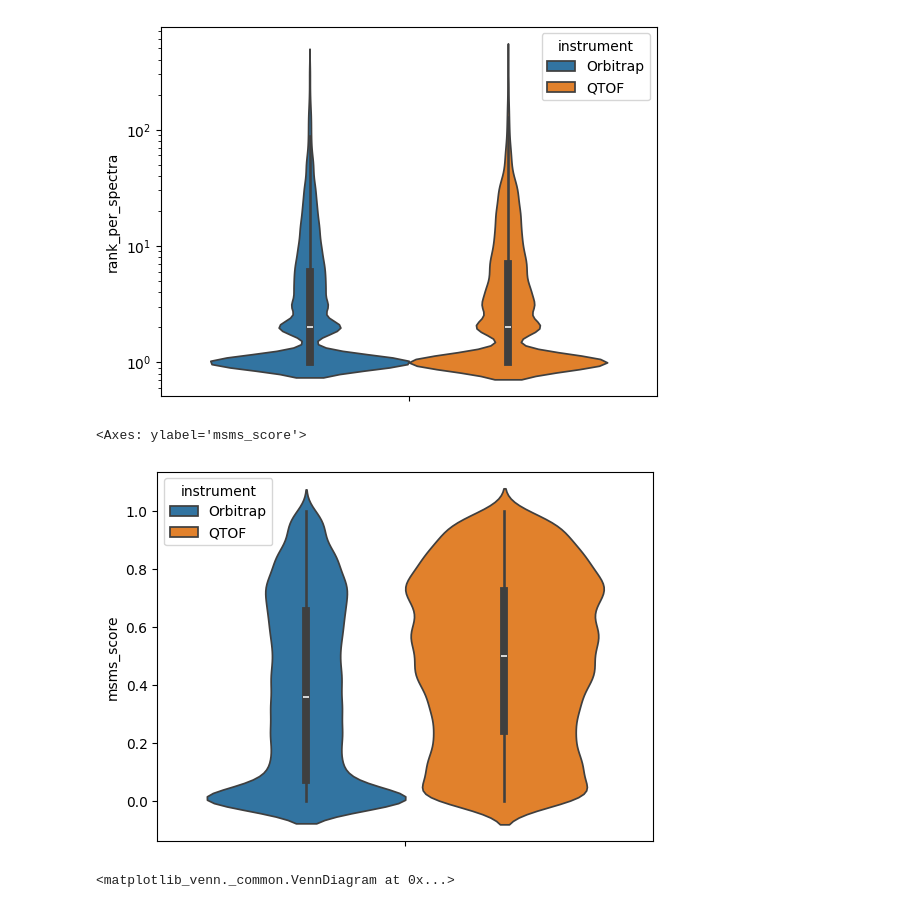
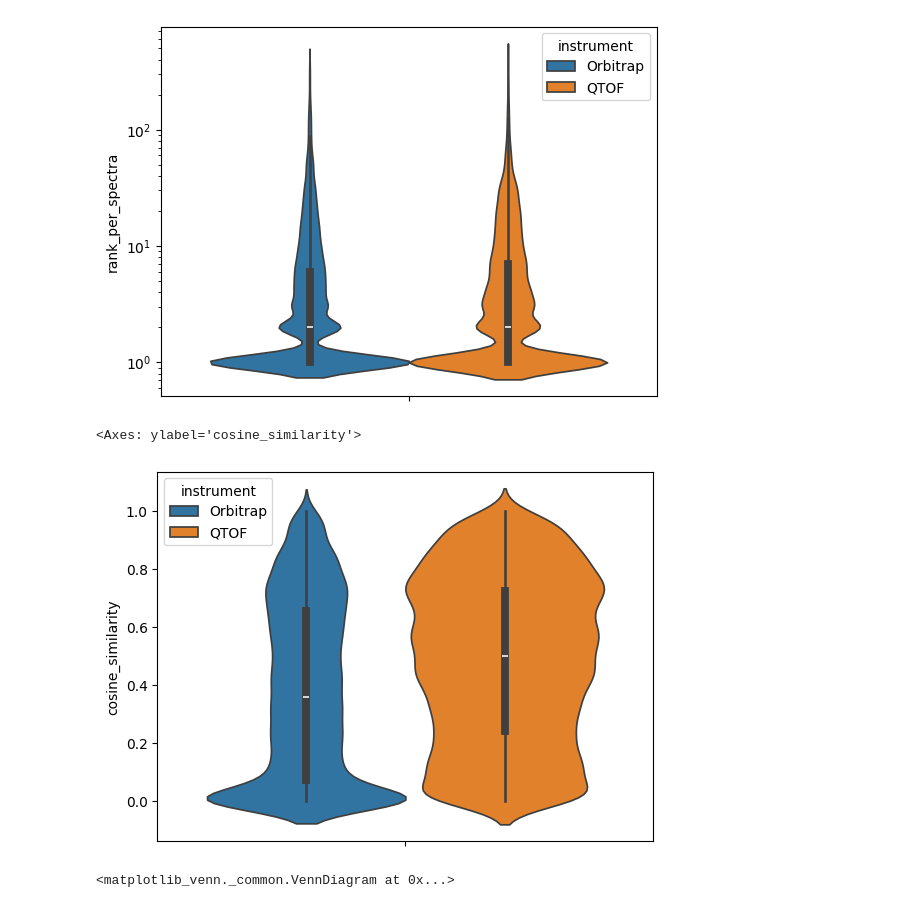
Before and after one commit to commons-research/ms2mol-evaluation, a Jupyter notebook: plotting.ipynb, the cells around one changed output. Cells and saved outputs as stored; diff of their text form; code cells hidden in the pictures.

```diff
--- a/plotting.ipynb
+++ b/plotting.ipynb
@@ -87,7 +103,7 @@ df[df["adduct"] == "[M+Na]+"].describe()
 ## CFM-ID
 # %%
 cfmid["rank_per_spectra"] = (
-    cfmid.groupby("feature_id")["msms_score"]
+    cfmid.groupby("feature_id")["cosine_similarity"]
     .rank(method="min", ascending=False)
     .astype(int)
 )
@@ -143,13 +159,13 @@ sns.violinplot(
 [figure]
 # %%
 sns.violinplot(
-    y="msms_score",
+    y="cosine_similarity",
     data=cfmid_res,
     hue="instrument",
 )
 # %% [output]
-<Axes: ylabel='msms_score'>
+<Axes: ylabel='cosine_similarity'>
-[figure, old version]
+[figure, new version]
 # %%
 import matplotlib.pyplot as plt
 from matplotlib_venn import venn2
```
Also changed, not shown: parts of 23 cells of this notebook, 27 other files.
